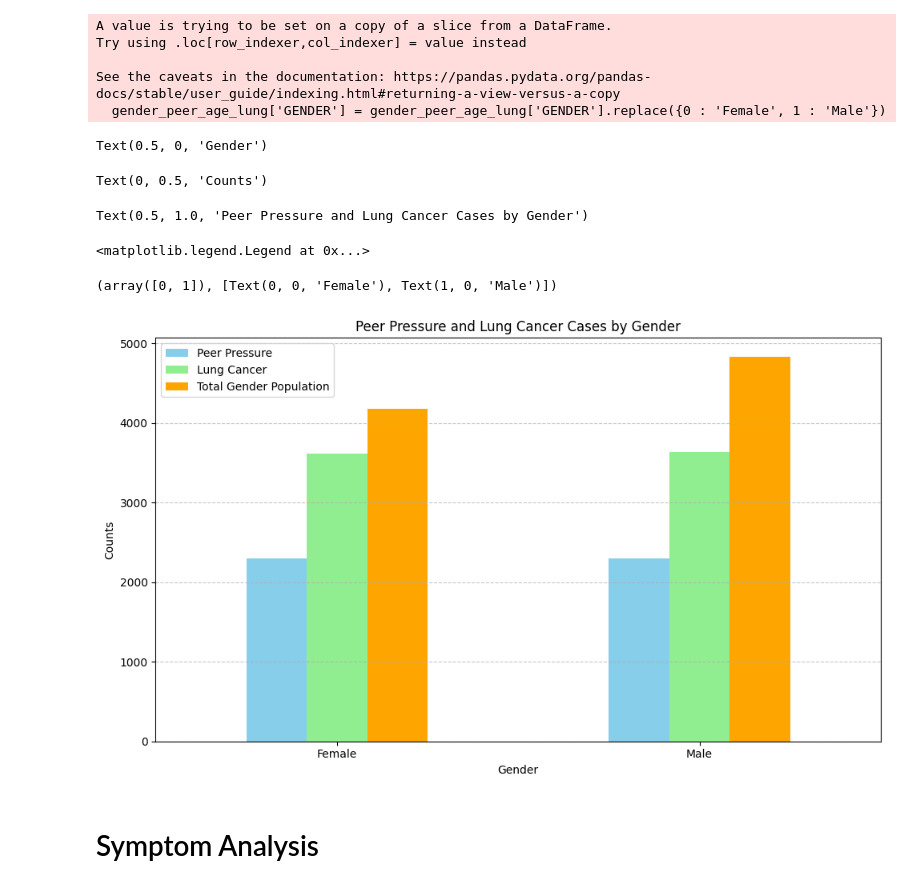
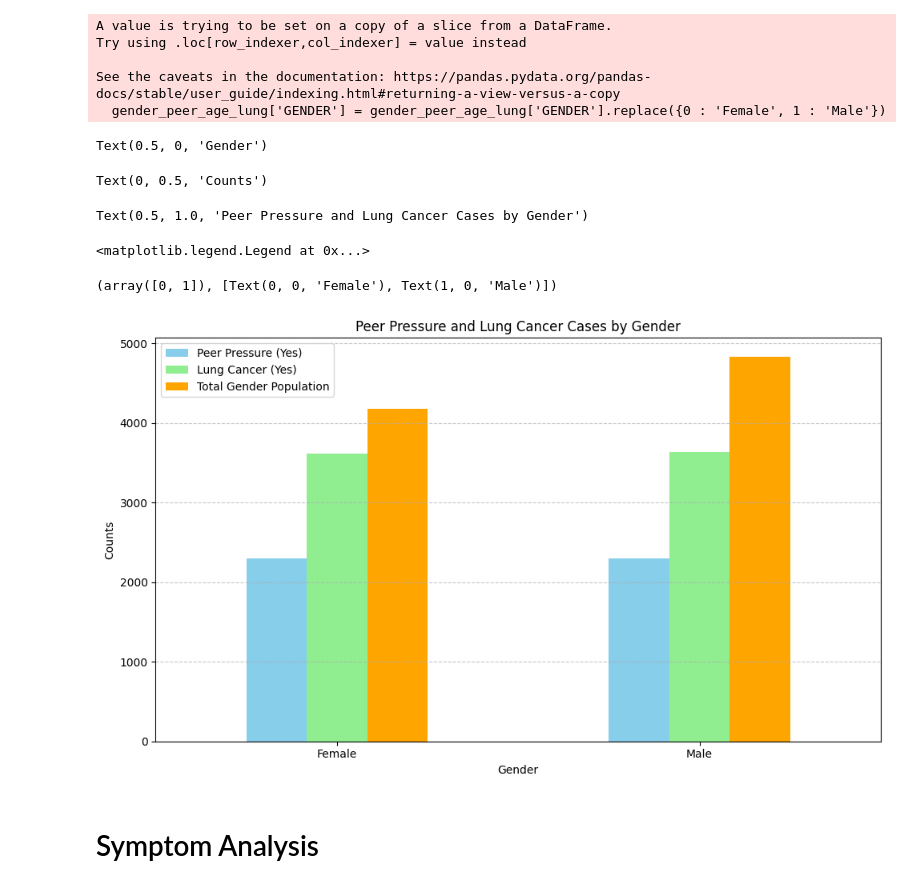
Before and after one commit to mattyapers/DSA312-Lung-Cancer, a Jupyter notebook: LungCancer.ipynb, the cells around one changed output. Drawn from its saved outputs; the diff is of its cells as text; code cells hidden in the pictures.

```diff
--- a/LungCancer.ipynb
+++ b/LungCancer.ipynb
@@ -379,34 +373,38 @@ See the caveats in the documentation: https://pandas.pydata.org/pandas-docs/stab
 # %%
 # Group by GENDER and aggregate PEER_PRESSURE and LUNG_CANCER with sum and count
 grouped_data = gender_peer_age_lung.groupby('GENDER')[['PEER_PRESSURE', 'LUNG_CANCER']].agg(['sum', 'count']).reset_index()
 grouped_data = grouped_data.drop(columns=[('PEER_PRESSURE', 'count')])
+
+# Calculate the proportions
+peer_pressure_proportion = grouped_data[('PEER_PRESSURE', 'sum')] / grouped_data[('LUNG_CANCER', 'count')]
+lung_cancer_proportion = grouped_data[('LUNG_CANCER', 'sum')] / grouped_data[('LUNG_CANCER', 'count')]
+susceptible_proportion = grouped_data[('PEER_PRESSURE', 'sum')] / grouped_data[('LUNG_CANCER', 'sum')]
 
 ax = grouped_data.plot(
     kind='bar',
     x='GENDER',
     figsize=(10, 6),
     color=['skyblue', 'lightgreen',  'orange'],
     title='Peer Pressure and Lung Cancer by Gender'
 )
 
 ax.set_xlabel('Gender')
 ax.set_ylabel('Counts')
 ax.set_title('Peer Pressure and Lung Cancer Cases by Gender')
-ax.legend(['Peer Pressure','Lung Cancer','Total Gender Population'])
+ax.legend(['Peer Pressure (Yes)','Lung Cancer (Yes)','Total Gender Population'])
 ax.grid(axis='y', linestyle='--', alpha=0.7)
-
 
 plt.xticks(rotation=0)
 plt.tight_layout()
 
 plt.show()
 # %% [output]
 Text(0.5, 0, 'Gender')
 Text(0, 0.5, 'Counts')
 Text(0.5, 1.0, 'Peer Pressure and Lung Cancer Cases by Gender')
 <matplotlib.legend.Legend at 0x...>
 (array([0, 1]), [Text(0, 0, 'Female'), Text(1, 0, 'Male')])
-[figure, old version]
+[figure, new version]
 # %% [markdown]
 # Symptom Analysis
 # %% [markdown]
```
Also changed, not shown: parts of 3 cells of this notebook.
